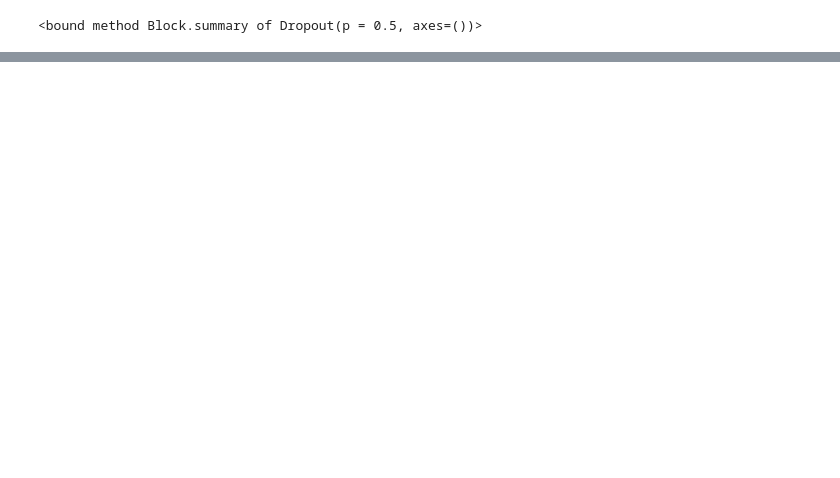
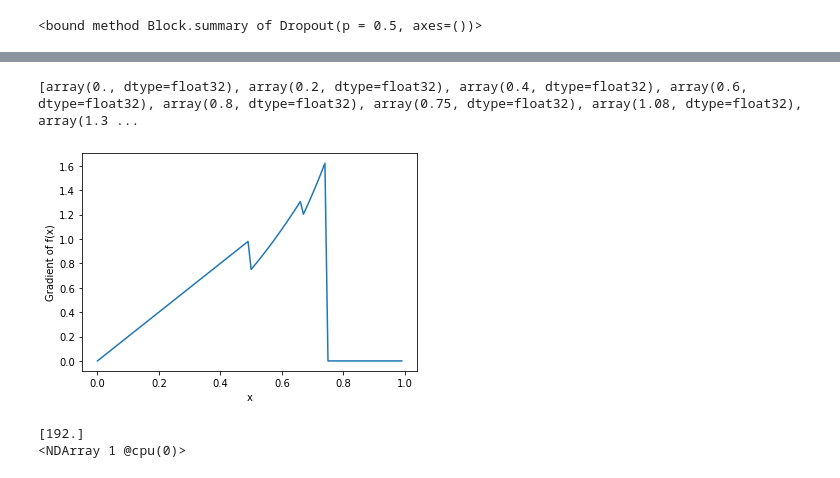
Before and after one commit to lucmertins/CapDeepLearningBook, a Jupyter notebook: notebooks/diversos/autogradMXNet.ipynb, the cells around one changed output, grey strips where cells are left out. Drawn from its saved outputs; the diff is of its cells as text; code cells hidden in the pictures; blank space fills up the shorter version.

Commit message:
autograd ok

```diff
--- a/notebooks/diversos/autogradMXNet.ipynb
+++ b/notebooks/diversos/autogradMXNet.ipynb
@@ -91,0 +96,7 @@ dropout.summary
+# %%
+x=mx.np.array([1,2,3])
+x.attach_grad()
+with autograd.record():
+    y=2*x**2
+y.backward()
+print(x.grad)
@@ -91,0 +107,12 @@ dropout.summary
+# %%
+import math
+
+def f(x):
+    y=x
+    if x<0.75:
+        num_loops=math.floor(1/(1-x.asnumpy()))
+        for i in range(num_loops):
+            y=y*x
+    else:
+        y=y*0
+    return y
@@ -91,0 +132,41 @@ dropout.summary
+# %%
+def get_grad(f,x):
+    x.attach_grad()
+    with autograd.record():
+        y=f(x)
+    y.backward()
+    return x.grad
+# %%
+xs=mx.np.arange(0.0,1.0,step=0.1)
+grads=[get_grad(f,x).asnumpy() for x in xs]
+# grads = [get_grad(f, x).asscalar() for x in xs]
+print(grads)
+# %% [output]
+[array(0., dtype=float32), array(0.2, dtype=float32), array(0.4, dtype=float32), array(0.6, dtype=float32), array(0.8, dtype=float32), array(0.75, dtype=float32), array(1.08, dtype=float32), array(1.3 ...
+# %%
+X=mx.np.arange(0.0,1.0,step=0.01)
+xpoints = X
+ypoints =[get_grad(f,x) for x in X]
+
+d2l.plt.plot(xpoints,ypoints,label='x')
+d2l.plt.ylabel('Gradient of f(x)')
+d2l.plt.xlabel('x')
+
+d2l.plt.show()
+# %% [output]
+[figure, added]
+# %%
+x=mx.nd.array([2,])
+x.attach_grad()
+with autograd.record():
+    y=x**3
+y_np=y.asnumpy()
+z_np=y_np**2
+dzdy_np=2*y_np
+
+dzdy=mx.nd.array(dzdy_np)
+y.backward(dzdy)
+print(x.grad)
+# %% [output]
+[192.]
+<NDArray 1 @cpu(0)>
```
Also changed, not shown: parts of 7 cells of this notebook, 2 other files.
